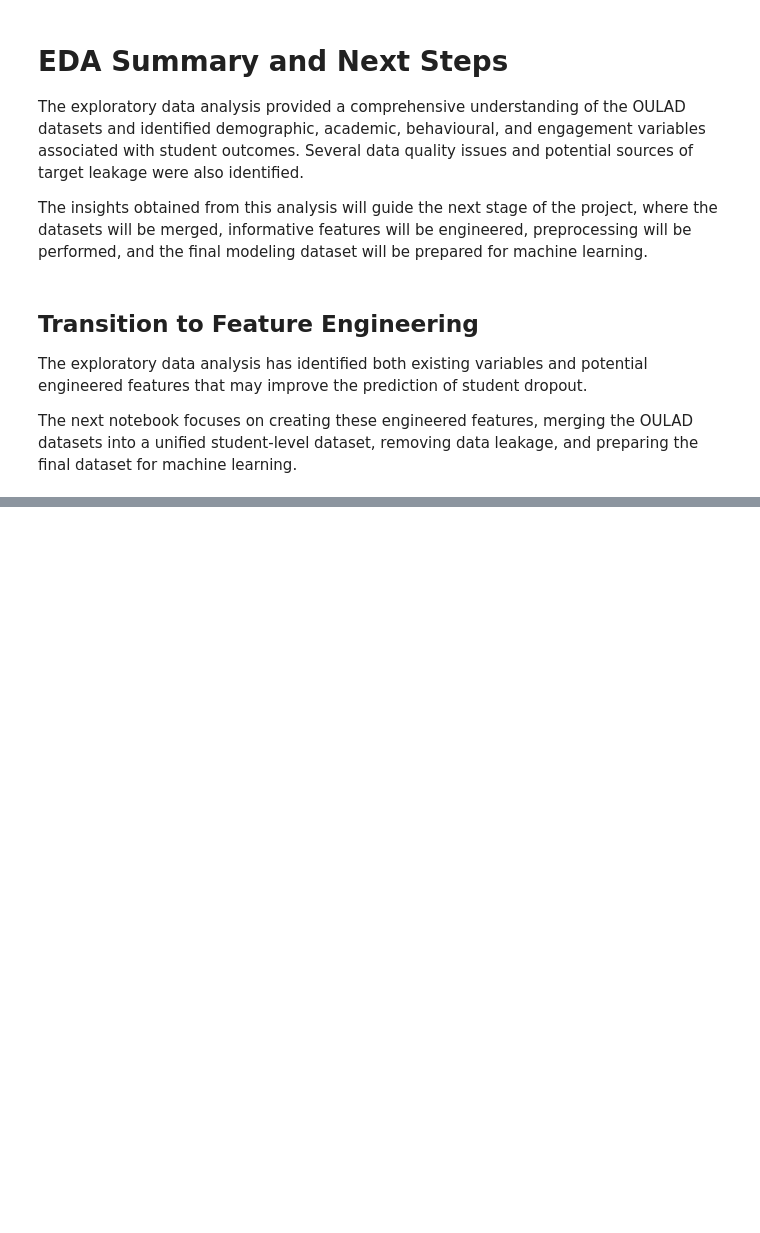
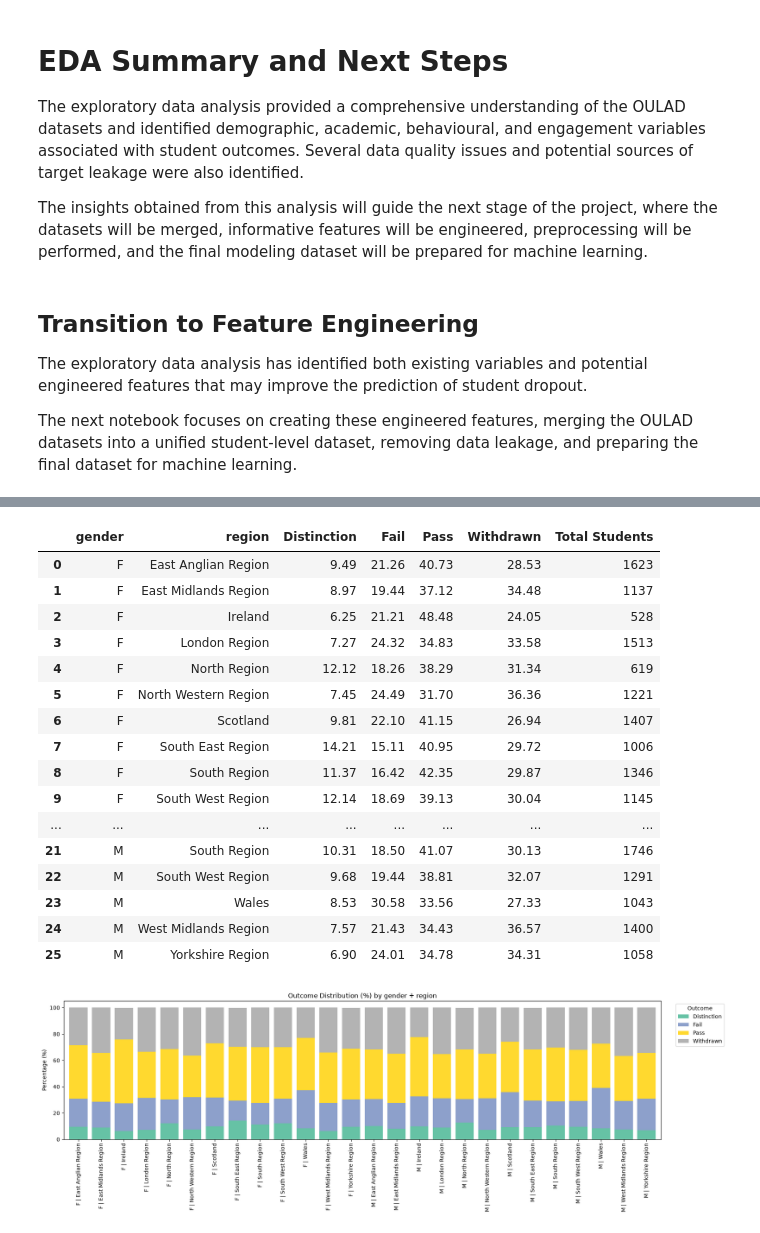
Before and after one commit to adityamd/iiith-capstone-project, a Jupyter notebook: Kiran/Student_Dropout_EDA_v1.ipynb, the cells around one changed output, grey strips where cells are left out. Saved outputs shown, nothing was run; the diff lists cells and outputs as text; code cells hidden in the pictures; blank space fills up the shorter version.

```diff
--- a/Kiran/Student_Dropout_EDA_v1.ipynb
+++ b/Kiran/Student_Dropout_EDA_v1.ipynb
@@ -2474,0 +2687,33 @@ The next notebook focuses on creating these engineered features, merging the OUL
+# %%
+# Outcome Distribution by Gender and Region
+
+gender_region_summary = outcome_distribution(
+    df_students,
+    ["gender", "region"]
+)
+
+display(gender_region_summary)
+
+plot_outcome_distribution(
+    gender_region_summary,
+    ["gender", "region"]
+)
+# %% [output]
+|  | gender | region | Distinction | Fail | Pass | Withdrawn | Total Students |
+| 0 | F | East Anglian Region | 9.49 | 21.26 | 40.73 | 28.53 | 1623 |
+| 1 | F | East Midlands Region | 8.97 | 19.44 | 37.12 | 34.48 | 1137 |
+| 2 | F | Ireland | 6.25 | 21.21 | 48.48 | 24.05 | 528 |
+| 3 | F | London Region | 7.27 | 24.32 | 34.83 | 33.58 | 1513 |
+| 4 | F | North Region | 12.12 | 18.26 | 38.29 | 31.34 | 619 |
+| 5 | F | North Western Region | 7.45 | 24.49 | 31.70 | 36.36 | 1221 |
+| 6 | F | Scotland | 9.81 | 22.10 | 41.15 | 26.94 | 1407 |
+| 7 | F | South East Region | 14.21 | 15.11 | 40.95 | 29.72 | 1006 |
+| 8 | F | South Region | 11.37 | 16.42 | 42.35 | 29.87 | 1346 |
+| 9 | F | South West Region | 12.14 | 18.69 | 39.13 | 30.04 | 1145 |
+| ... | ... | ... | ... | ... | ... | ... | ... |
+| 21 | M | South Region | 10.31 | 18.50 | 41.07 | 30.13 | 1746 |
+| 22 | M | South West Region | 9.68 | 19.44 | 38.81 | 32.07 | 1291 |
+| 23 | M | Wales | 8.53 | 30.58 | 33.56 | 27.33 | 1043 |
+| 24 | M | West Midlands Region | 7.57 | 21.43 | 34.43 | 36.57 | 1400 |
+| 25 | M | Yorkshire Region | 6.90 | 24.01 | 34.78 | 34.31 | 1058 |
+[figure, added]
```
Also changed, not shown: parts of 39 cells of this notebook.
